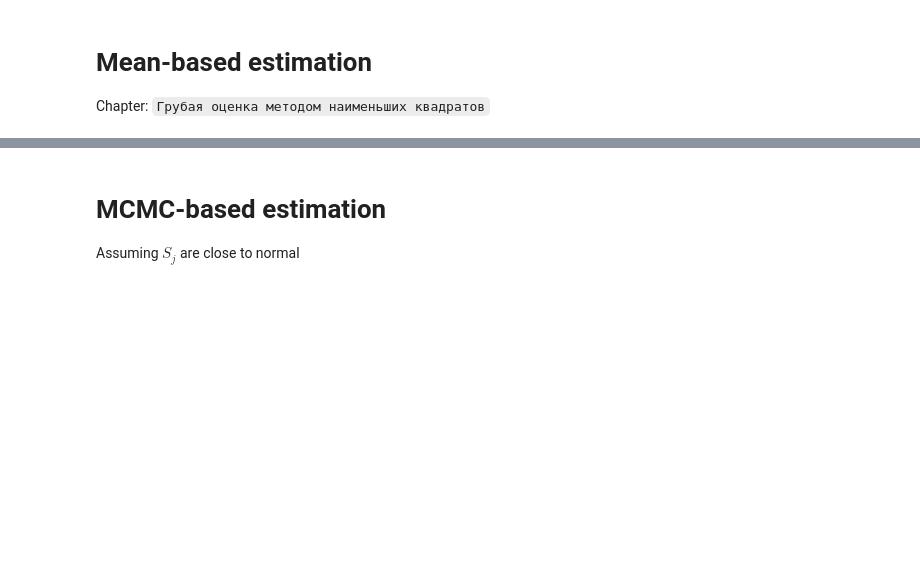
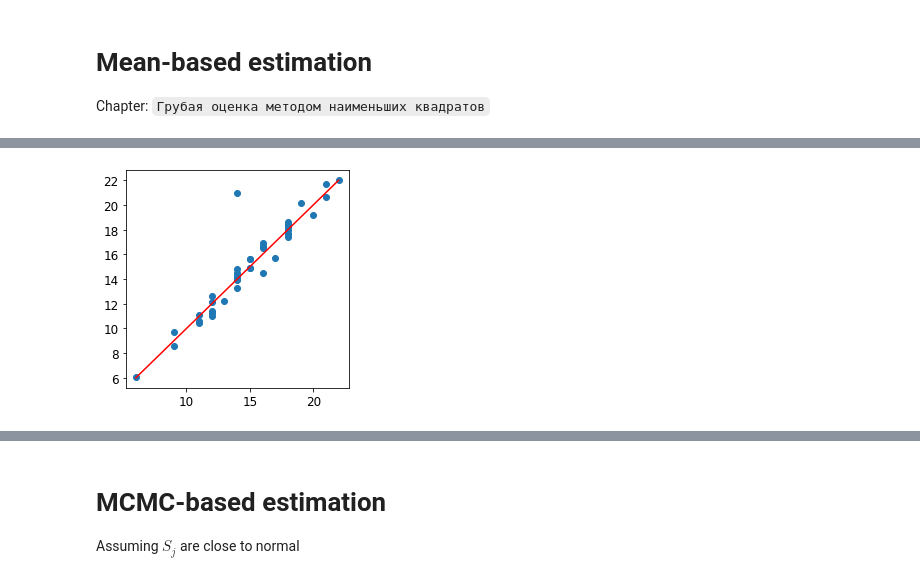
Before and after one commit to nj-vs-vh/master-thesis, a Jupyter notebook: demo.ipynb, the cells around one changed output, grey strips where cells are left out. Drawn from its saved outputs; the diff is of its cells as text; code cells hidden in the pictures; blank space fills up the shorter version.

```diff
--- a/demo.ipynb
+++ b/demo.ipynb
@@ -78 +78,15 @@ plots.plot_mean_n_estimation(n_vec, n_vec_estimation, stats.L, filename=filename
+# %%
+fig, ax = plt.subplots(figsize=(4, 4))
+
+cut_n_vec = utils.slice_edge_effects(n_vec, stats.L, N)
+cut_n_vec_estimation = utils.slice_edge_effects(n_vec_estimation, stats.L, N)
+
+ax.scatter(cut_n_vec, cut_n_vec_estimation)
+
+n_minmax = np.linspace(cut_n_vec.min(), cut_n_vec.max(), 4)
+ax.plot(n_minmax, n_minmax, 'r-')
+
+plt.show()
+# %% [output]
+[figure, added]
 # %%
```
Also changed, not shown: parts of 19 cells of this notebook, 8 other files.
